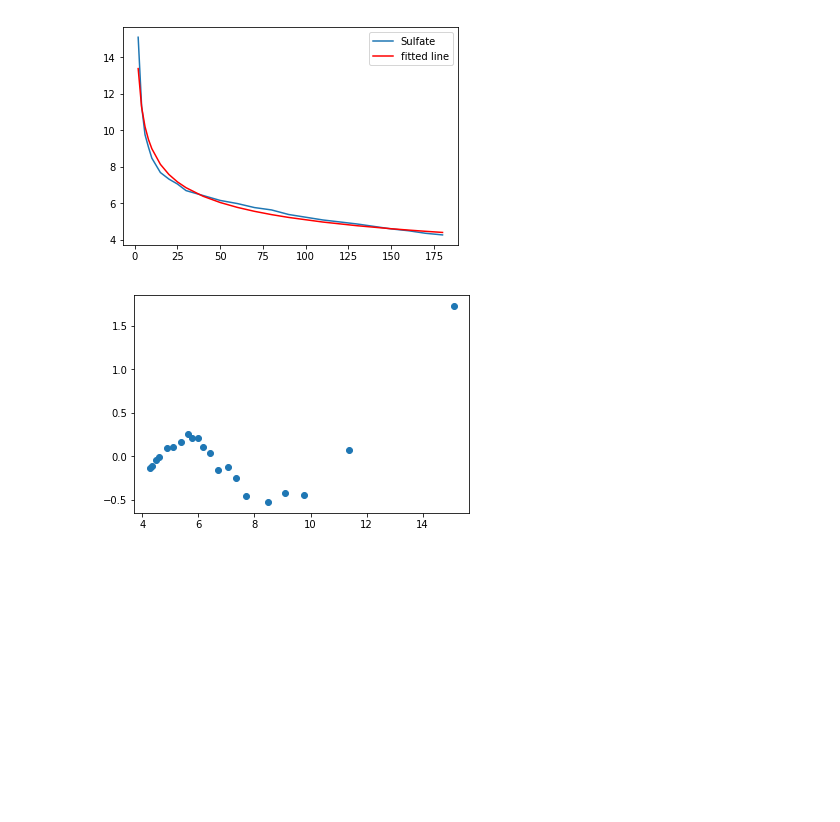
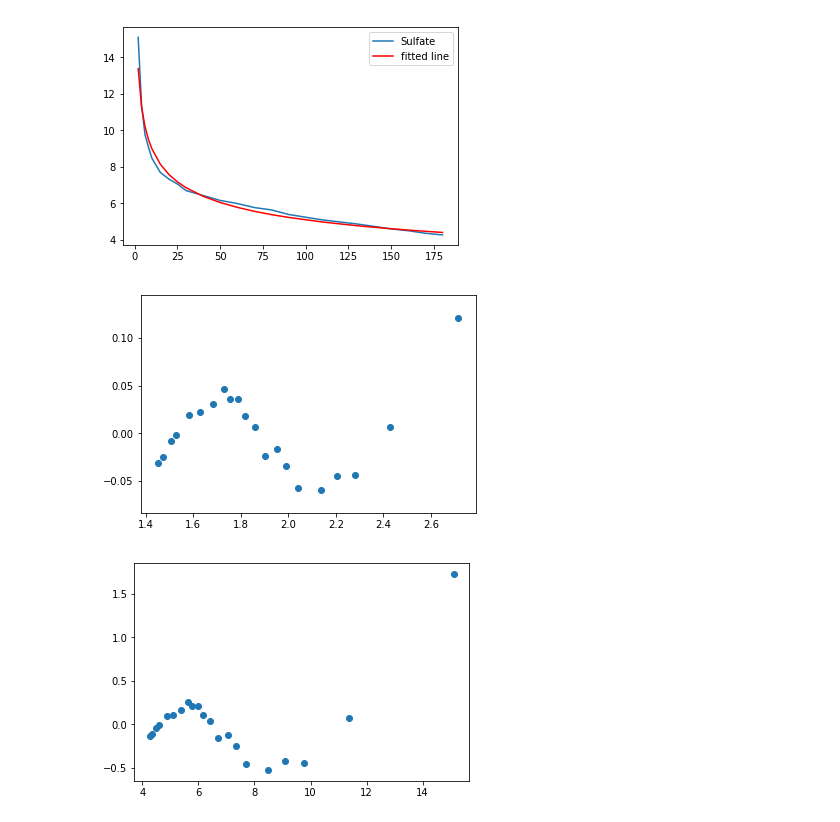
Before and after one commit to behroozmrd47/CS-498-AML-HW5, a Jupyter notebook: 7.9.ipynb, the cells around one changed output. Cells and saved outputs as stored; diff of their text form; code cells hidden in the pictures; blank space fills up the shorter version.

Commit message:
Adding the plot back

```diff
--- a/7.9.ipynb
+++ b/7.9.ipynb
@@ -49,6 +49,11 @@ plt.show()
 [figure]
 # %%
 y_residual = y - y_predicted
+
+plt.scatter(y_log, y_log_residual)
+plt.show()
+# %% [output]
+[figure, added]
 # %%
 
 plt.scatter(y, y_residual)
```
